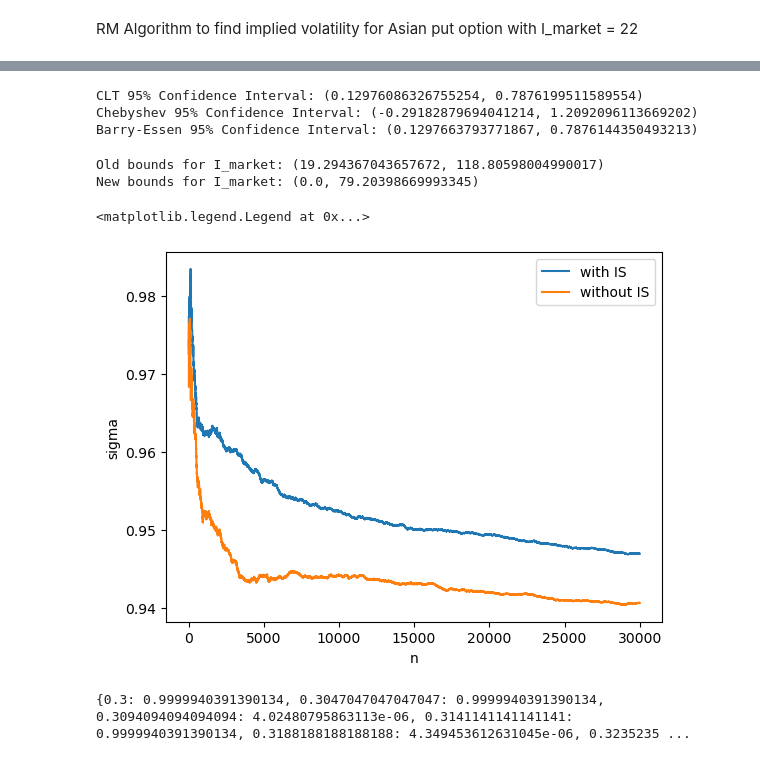
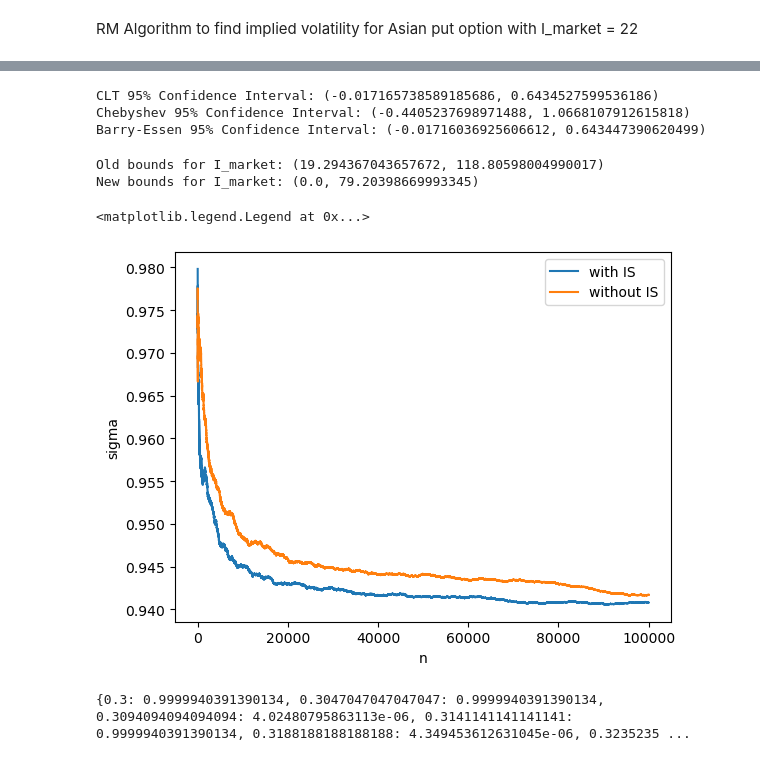
Before and after one commit to Drykx/Monte-Carlo-Project, a Jupyter notebook: EuropeanOptions.ipynb, the cells around one changed output, grey strips where cells are left out. Drawn from its saved outputs; the diff is of its cells as text; code cells hidden in the pictures.

```diff
--- a/EuropeanOptions.ipynb
+++ b/EuropeanOptions.ipynb
@@ -161,10 +215,14 @@ def RM_Asian(n, N, rho, K, S0, T, r, I_market, m, sigma_0=1):
 # %%
-n=10000
-N=100
+n=1000000
+N=10
 K, S0, r, T, I_market = 120, 100, 0.05, 0.2, 22
 
 sigmas = RM_Asian(n, N, rho=0.8, K=K, S0=S0, T=T, r=r, I_market=I_market, m=30)
+plt.figure()
 plt.plot(range(21,n+1), sigmas[20:])
 plt.xlabel('n')
 plt.ylabel('sigma')
+
+t = RM_Asian_with_Stopping(N, rho=0.8, K=K, S0=S0, T=T, r=r, I_market=I_market, m=30)
+print(t)
 # %% [output]
@@ -173,11 +240,13 @@ Text(0, 0.5, 'sigma')
 # %%
-def Jhat_Asian(sigma):
-    simulations = Simulate_Stock_Price(S0, sigma, r, T, m=30, N=N)
-    avg_stock_prices = np.mean(simulations, axis=1)
+def Jhat_Asian(sigma, avg_stock_prices = None):
+    if not avg_stock_prices:
+        simulations = Simulate_Stock_Price(S0, sigma, r, T, m=30, N=N)
+        avg_stock_prices = np.mean(simulations, axis=1)
     Z = np.exp(-r*T) * np.maximum(K - avg_stock_prices, 0) - I_market
     return np.mean(Z), np.std(Z), st.skew(Z)
 
-N=10000
+
+N=10
 Jhat, est_std, est_skew = Jhat_Asian(sigmas[-1])
 margin = 1.96 * est_std / np.sqrt(N)
 lower_bound = Jhat - margin
@@ -200,9 +269,9 @@ upper_bound = Jhat + margin
 # Barry-Essen
 print(f"Barry-Essen 95% Confidence Interval: ({lower_bound}, {upper_bound})")
 # %% [output]
-CLT 95% Confidence Interval: (0.12976086326755254, 0.7876199511589554)
-Chebyshev 95% Confidence Interval: (-0.29182879694041214, 1.2092096113669202)
-Barry-Essen 95% Confidence Interval: (0.1297663793771867, 0.7876144350493213)
+CLT 95% Confidence Interval: (-0.017165738589185686, 0.6434527599536186)
+Chebyshev 95% Confidence Interval: (-0.4405237698971488, 1.0668107912615818)
+Barry-Essen 95% Confidence Interval: (-0.01716036925606612, 0.643447390620499)
 # %%
 def calculate_bounds(r, T, S0, K, m):
     diff = K - S0 * np.mean(np.exp(r * np.arange(1,m+1) * T / m))
@@ -244,23 +313,23 @@ def RM_Asian_with_IS(n, N, rho, K, S0, T, r, r_tilde, I_market, m, sigma_0 = 1):
 
     return sigma_estim
 # %%
-n, N, rho = 30000, 10, 0.8
+n, N, rho = 100000, 10, 0.8
 K, S0, T, r, I_market = 80, 100, 0.2, 0.05, 2
 r_tilde = 10**-6
 m = 30
 
 sigmas_IS = RM_Asian_with_IS(n, N, rho, K, S0, T, r, r_tilde, I_market, m)
 plt.plot(range(21,n+1), sigmas_IS[20:], label="with IS")
 
 sigmas = RM_Asian(n, N, rho, K, S0, T, r, I_market, m)
 plt.plot(range(21,n+1), sigmas[20:], label="without IS")
 
 plt.xlabel('n')
 plt.ylabel('sigma')
 plt.legend()
 # %% [output]
 <matplotlib.legend.Legend at 0x...>
-[figure, old version]
+[figure, new version]
 # %%
 # Question 7
 from scipy.optimize import minimize_scalar
```
Also changed, not shown: parts of 7 cells of this notebook, 5 other files.
